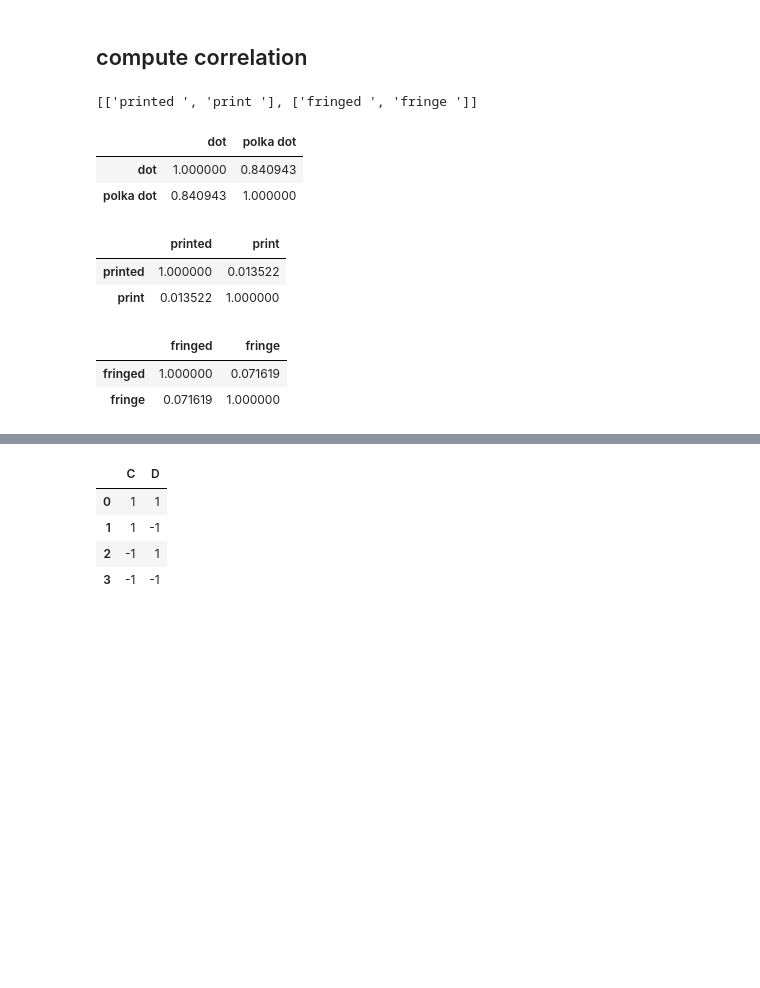
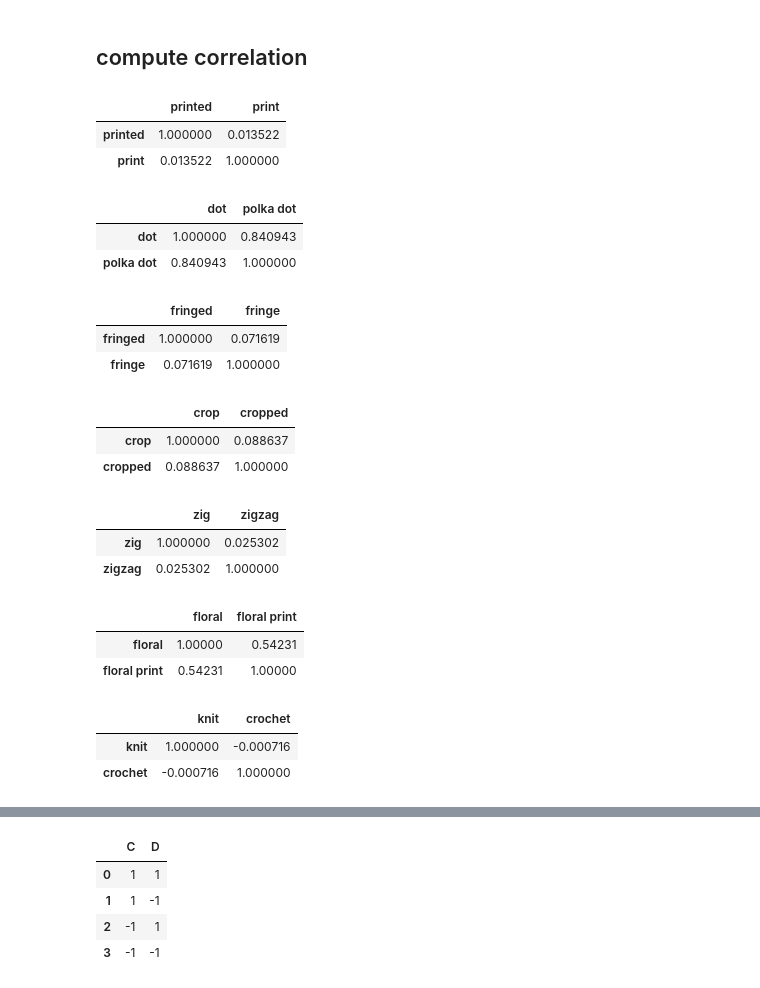
Before and after one commit to starsuzi/deep-fashion, a Jupyter notebook: implement-paper.ipynb, the cells around one changed output, grey strips where cells are left out. Saved outputs shown, nothing was run; the diff lists cells and outputs as text; code cells hidden in the pictures; blank space fills up the shorter version.

```diff
--- a/implement-paper.ipynb
+++ b/implement-paper.ipynb
@@ -181,5 +182,27 @@ lst = []
 f1 = list(['printed ', 'print '])
 f2 = list(['dot ', 'polka dot '])
 f3 = list(['fringed ', 'fringe '])
+# %%
+df_attr_combined_improved[list(['printed ', 'print '])].corr()
+# %% [output]
+|  | printed | print |
+| printed | 1.000000 | 0.013522 |
+| print | 0.013522 | 1.000000 |
+# %%
+df_attr_combined_improved[list(['dot ', 'polka dot '])].corr()
+# %% [output]
+|  | dot | polka dot |
+| dot | 1.000000 | 0.840943 |
+| polka dot | 0.840943 | 1.000000 |
+# %%
+df_attr_combined_improved[list(['fringed ', 'fringe '])].corr()
+# %% [output]
+|  | fringed | fringe |
+| fringed | 1.000000 | 0.071619 |
+| fringe | 0.071619 | 1.000000 |
 # %%
-f4 = list(['crop ','cropped'])
+df_attr_combined_improved[list(['crop ','cropped '])].corr()
+# %% [output]
+|  | crop | cropped |
+| crop | 1.000000 | 0.088637 |
+| cropped | 0.088637 | 1.000000 |
@@ -192,23 +209,19 @@ lst = [['printed ', 'print '],['fringed ', 'fringe '] ]
-# %%
-lst
-# %% [output]
-[['printed ', 'print '], ['fringed ', 'fringe ']]
 # %%
-df_attr_combined_improved[f2].corr()
+df_attr_combined_improved[list(['zig ','zigzag '])].corr()
 # %% [output]
-|  | dot | polka dot |
-| dot | 1.000000 | 0.840943 |
-| polka dot | 0.840943 | 1.000000 |
+|  | zig | zigzag |
+| zig | 1.000000 | 0.025302 |
+| zigzag | 0.025302 | 1.000000 |
+# %%
+df_attr_combined_improved[list(['floral ','floral print '])].corr()
+# %% [output]
+|  | floral | floral print |
+| floral | 1.00000 | 0.54231 |
+| floral print | 0.54231 | 1.00000 |
 # %%
-df_attr_combined_improved[f1].corr()
+df_attr_combined_improved[list(['knit ','crochet '])].corr()
 # %% [output]
-|  | printed | print |
-| printed | 1.000000 | 0.013522 |
-| print | 0.013522 | 1.000000 |
+|  | knit | crochet |
+| knit | 1.000000 | -0.000716 |
+| crochet | -0.000716 | 1.000000 |
-# %%
-df_attr_combined_improved[f3].corr()
-# %% [output]
-|  | fringed | fringe |
-| fringed | 1.000000 | 0.071619 |
-| fringe | 0.071619 | 1.000000 |
 # %%
```
Also changed, not shown: parts of 20 cells of this notebook.
